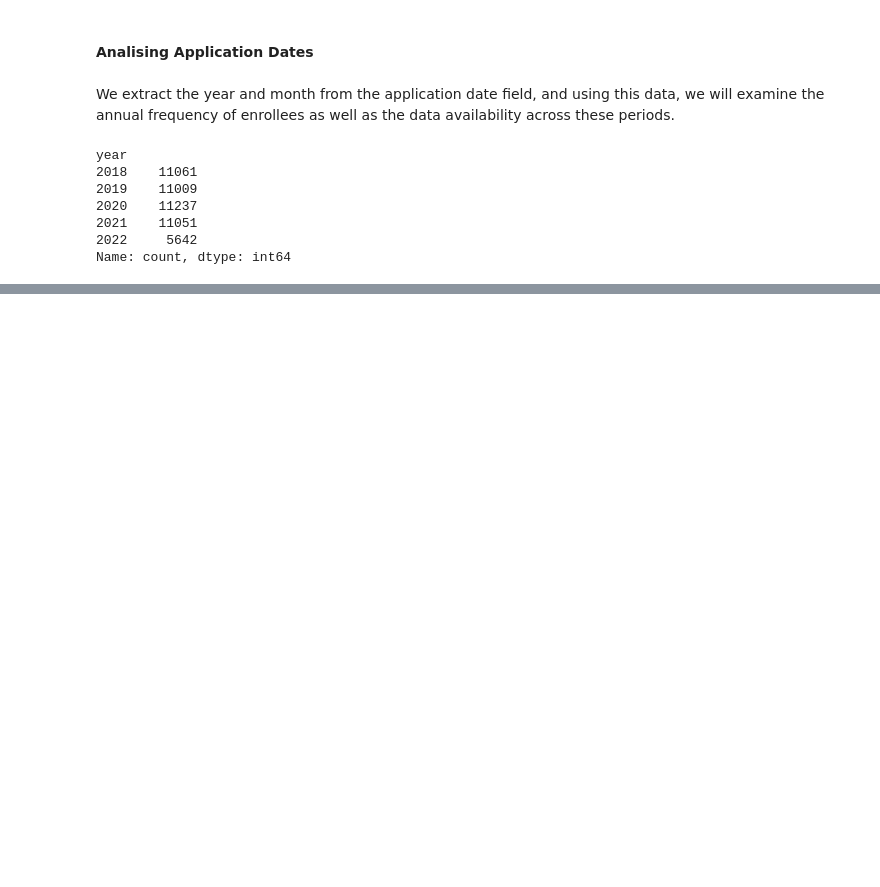
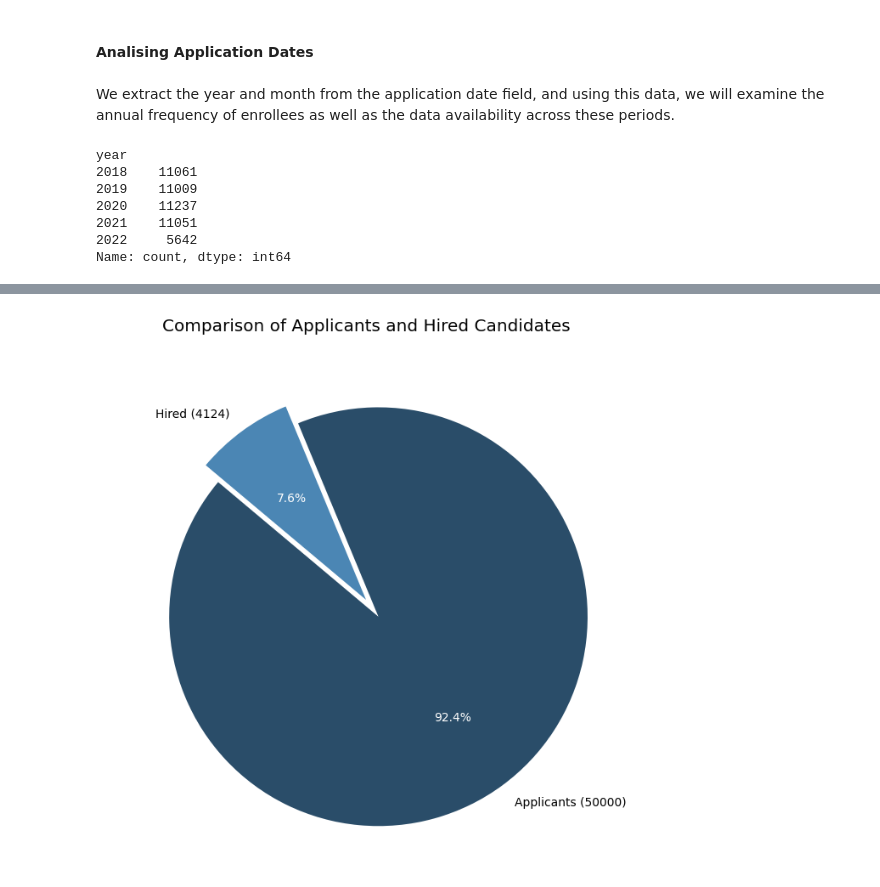
Before and after one commit to SEBASBELMOS/workshop-001, a Jupyter notebook: notebooks/02_EDA-candidates.ipynb, the cells around one changed output, grey strips where cells are left out. Cells and saved outputs as stored; diff of their text form; code cells hidden in the pictures; blank space fills up the shorter version.

Commit message:
Candidates EDA

```diff
--- a/notebooks/02_EDA-candidates.ipynb
+++ b/notebooks/02_EDA-candidates.ipynb
@@ -305,0 +316,3 @@ dtype: int64
+# %%
+df_hired = df.query('(code_challenge_score & technical_interview_score) >= 7').copy()
+df_hired
@@ -305,0 +333,25 @@ dtype: int64
+# %%
+total_applicants = len(df)
+total_hired = len(df_hired)
+
+labels = [f'Applicants ({total_applicants})', f'Hired ({total_hired})']
+sizes = [total_applicants, total_hired]
+colors = ['#2A4D69','#4B86B4']
+explode = (0.1, 0)
+
+plt.figure(figsize=(8, 8))
+patches, texts, autotexts = plt.pie(sizes,
+                                    explode=explode,
+                                    labels=labels,
+                                    colors=colors,
+                                    autopct='%1.1f%%',
+                                    startangle=140,
+                                    textprops={'color': 'black'})
+
+for autotext in autotexts:
+    autotext.set_color('white')
+
+plt.title('Comparison of Applicants and Hired Candidates')
+plt.show()
+# %% [output]
+[figure, added]
```
Also changed, not shown: parts of 8 cells of this notebook, 1 other file.
